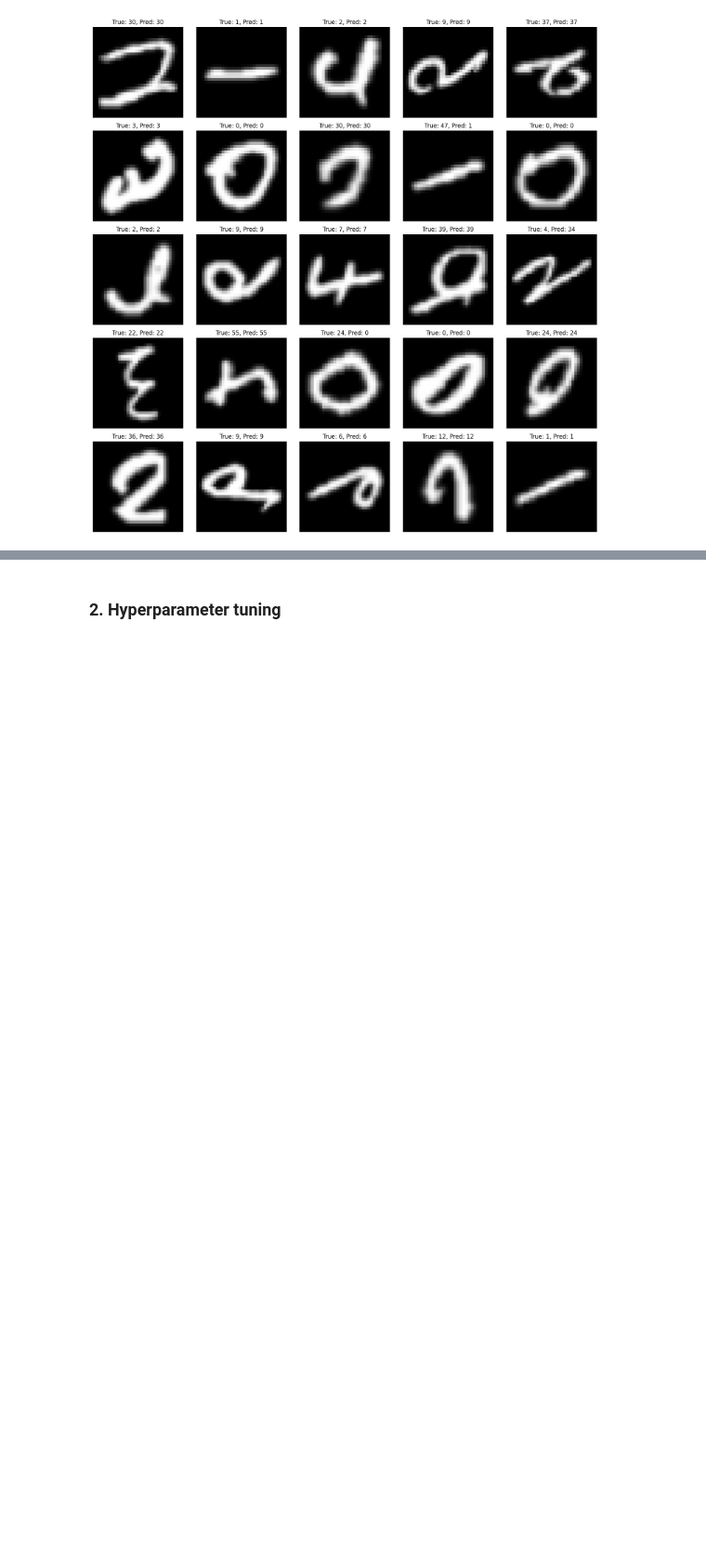
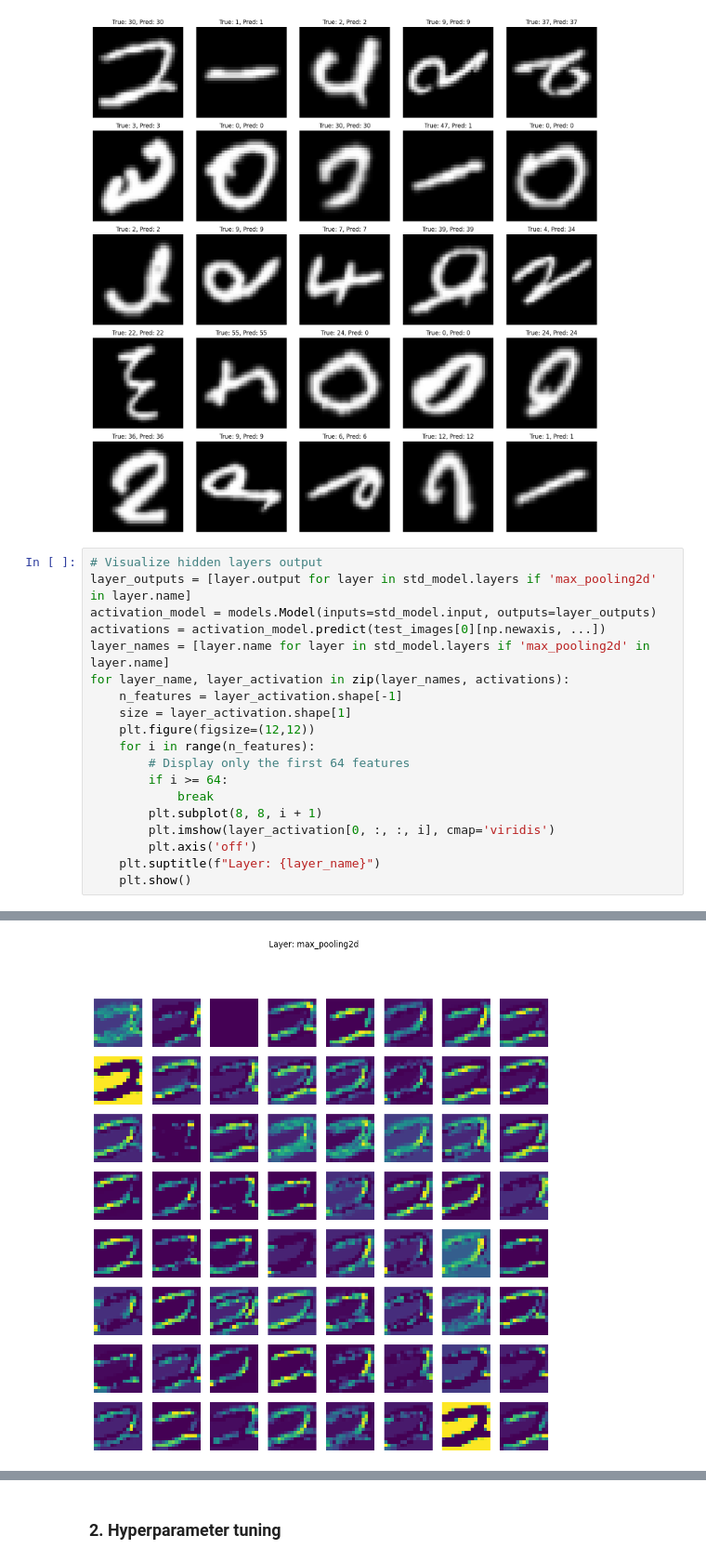
Before and after one commit to sixcoins233/COMP5318-A2-Group-106, a Jupyter notebook: A2_Group_106.ipynb, the cells around one changed output, grey strips where cells are left out. Shown: that part at 93% size. Cells and saved outputs as stored; diff of their text form; blank space fills up the shorter version.

```diff
--- a/A2_Group_106.ipynb
+++ b/A2_Group_106.ipynb
@@ -271,3 +271,23 @@ visualize_predictions(std_model, test_images, test_labels)
 # %% [output]
 1/1 [==============================] - 0s 14ms/step
 [figure]
+# %%
+# Visualize hidden layers output
+layer_outputs = [layer.output for layer in std_model.layers if 'max_pooling2d' in layer.name]
+activation_model = models.Model(inputs=std_model.input, outputs=layer_outputs)
+activations = activation_model.predict(test_images[0][np.newaxis, ...])
+layer_names = [layer.name for layer in std_model.layers if 'max_pooling2d' in layer.name]
+for layer_name, layer_activation in zip(layer_names, activations):
+    n_features = layer_activation.shape[-1]
+    size = layer_activation.shape[1]
+    plt.figure(figsize=(12,12))
+    for i in range(n_features):
+        # Display only the first 64 features
+        if i >= 64:
+            break
+        plt.subplot(8, 8, i + 1)
+        plt.imshow(layer_activation[0, :, :, i], cmap='viridis')
+        plt.axis('off')
+    plt.suptitle(f"Layer: {layer_name}")
+    plt.show()
+# %% [output]
@@ -273,0 +295 @@ visualize_predictions(std_model, test_images, test_labels)
+[figure, added]
```
Also changed, not shown: parts of 1 cell of this notebook.
